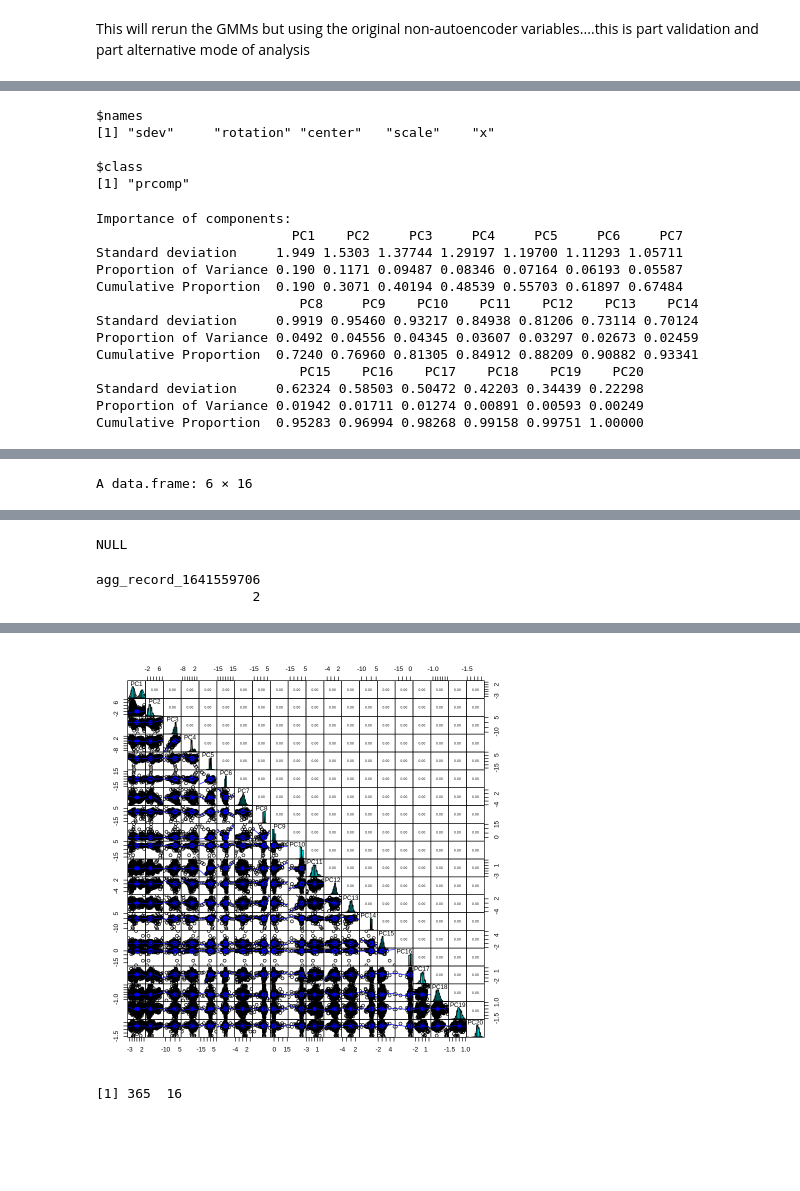
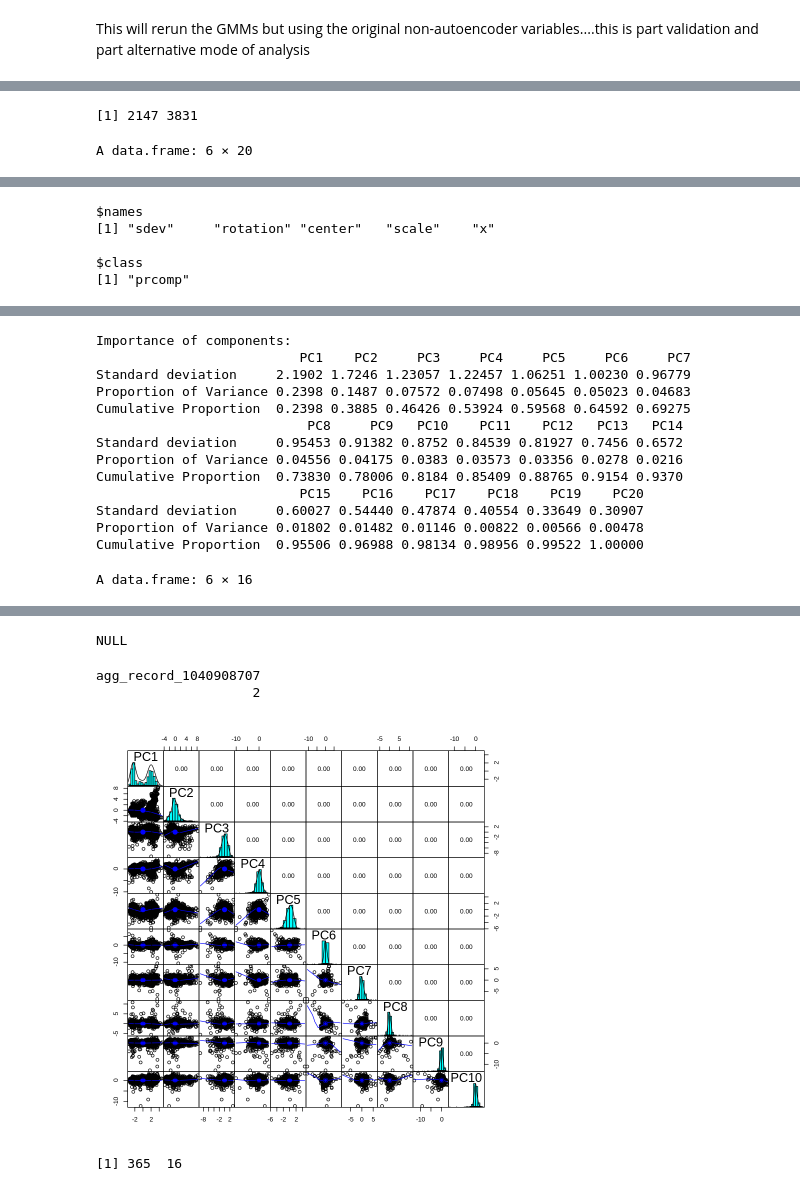
Before and after one commit to awagler2/NODE, a Jupyter notebook: GMM_again.ipynb, the cells around one changed output, grey strips where cells are left out. Cells and saved outputs as stored; diff of their text form; code cells hidden in the pictures; blank space fills up the shorter version.

```diff
--- a/GMM_again.ipynb
+++ b/GMM_again.ipynb
@@ -400,8 +406,9 @@ A matrix: 527 × 2 of type chr
 # %%
 #install.packages("psych")
 library(psych)
-
-pc <- prcomp(dat.hsi[,c(508:527)],
+dim(dat.hsi)
+head(dat.hsi[,3812:3831])
+pc <- prcomp(dat.hsi[,c(3812:3831)],
              center = TRUE,
             scale. = TRUE)
 attributes(pc)
@@ -410,7 +417,7 @@ pcsc=data.frame(unitid=dat.hsi$unitid,year=dat.hsi$year,hsi_code=dat.hsi$hsi_cod
 head(pcsc)
 
 
-plt=pairs.panels(pc$x,
+plt=pairs.panels(pc$x[,1:10],
              gap=0,
              bg = c("red", "yellow", "blue")[dat.hsi$excellencia_hsi_status],
              pch=21)
@@ -419,21 +426,5 @@ jpeg("pairs.jpeg")
 plt
 dev.off()
 # %% [output]
-$names
-[1] "sdev"     "rotation" "center"   "scale"    "x"
-
-$class
-[1] "prcomp"
+[1] 2147 3831
-Importance of components:
-                         PC1    PC2     PC3     PC4     PC5     PC6     PC7
-Standard deviation     1.949 1.5303 1.37744 1.29197 1.19700 1.11293 1.05711
-Proportion of Variance 0.190 0.1171 0.09487 0.08346 0.07164 0.06193 0.05587
-Cumulative Proportion  0.190 0.3071 0.40194 0.48539 0.55703 0.61897 0.67484
-                          PC8     PC9    PC10    PC11    PC12    PC13    PC14
-Standard deviation     0.9919 0.95460 0.93217 0.84938 0.81206 0.73114 0.70124
-Proportion of Variance 0.0492 0.04556 0.04345 0.03607 0.03297 0.02673 0.02459
-Cumulative Proportion  0.7240 0.76960 0.81305 0.84912 0.88209 0.90882 0.93341
-                          PC15    PC16    PC17    PC18    PC19    PC20
-Standard deviation     0.62324 0.58503 0.50472 0.42203 0.34439 0.22298
-Proportion of Variance 0.01942 0.01711 0.01274 0.00891 0.00593 0.00249
-Cumulative Proportion  0.95283 0.96994 0.98268 0.99158 0.99751 1.00000
+A data.frame: 6 × 20
@@ -440 +439,5 @@ Cumulative Proportion  0.95283 0.96994 0.98268 0.99158 0.99751 1.00000
-A data.frame: 6 × 16
+$names
+[1] "sdev"     "rotation" "center"   "scale"    "x"
+
+$class
+[1] "prcomp"
@@ -449,3 +444,14 @@ A data.frame: 6 × 16
-NULL
+Importance of components:
+                          PC1    PC2     PC3     PC4     PC5     PC6     PC7
+Standard deviation     2.1902 1.7246 1.23057 1.22457 1.06251 1.00230 0.96779
+Proportion of Variance 0.2398 0.1487 0.07572 0.07498 0.05645 0.05023 0.04683
+Cumulative Proportion  0.2398 0.3885 0.46426 0.53924 0.59568 0.64592 0.69275
+                           PC8     PC9   PC10    PC11    PC12   PC13   PC14
+Standard deviation     0.95453 0.91382 0.8752 0.84539 0.81927 0.7456 0.6572
+Proportion of Variance 0.04556 0.04175 0.0383 0.03573 0.03356 0.0278 0.0216
+Cumulative Proportion  0.73830 0.78006 0.8184 0.85409 0.88765 0.9154 0.9370
+                          PC15    PC16    PC17    PC18    PC19    PC20
+Standard deviation     0.60027 0.54440 0.47874 0.40554 0.33649 0.30907
+Proportion of Variance 0.01802 0.01482 0.01146 0.00822 0.00566 0.00478
+Cumulative Proportion  0.95506 0.96988 0.98134 0.98956 0.99522 1.00000
-agg_record_1641559706
-                    2
+A data.frame: 6 × 16
@@ -452,4 +466,7 @@ agg_record_1641559706
+NULL
+agg_record_1040908707
+                    2
-[figure, old version]
+[figure, new version]
 # %%
 pc17=pcsc[pcsc$year==2017,]
 pc18=pcsc[pcsc$year==2018,]
```
Also changed, not shown: parts of 13 cells of this notebook.
